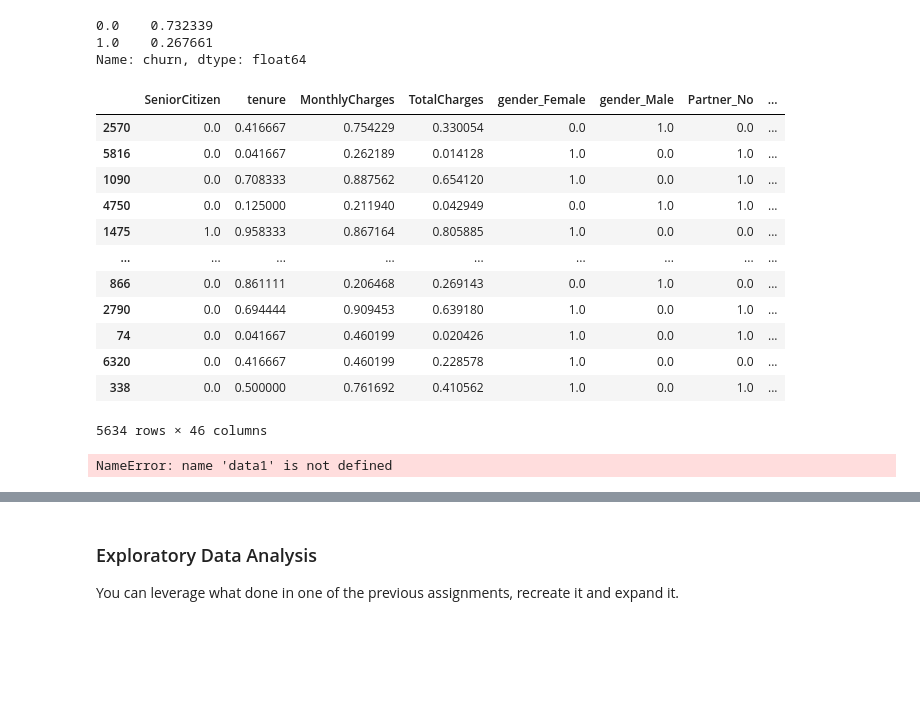
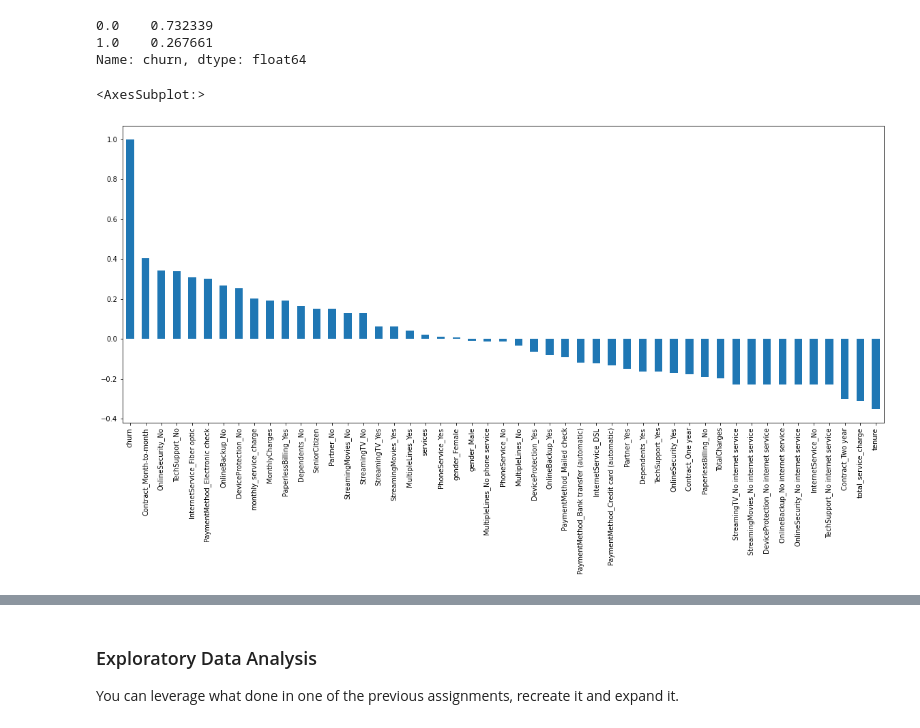
Before and after one commit to GiuseppeManai/ysc4224, a Jupyter notebook: 2.Churn_Model/ChurnModel.ipynb, the cells around one changed output, grey strips where cells are left out. Cells and saved outputs as stored; diff of their text form; code cells hidden in the pictures; blank space fills up the shorter version.

```diff
--- a/2.Churn_Model/ChurnModel.ipynb
+++ b/2.Churn_Model/ChurnModel.ipynb
@@ -460,23 +548,9 @@ y_train.value_counts()/len(y_train)
 0.0    0.732339
 1.0    0.267661
 Name: churn, dtype: float64
-# %%
-X_train
-# %% [output]
-|  | SeniorCitizen | tenure | MonthlyCharges | TotalCharges | gender_Female | gender_Male | Partner_No | ... |
-| 2570 | 0.0 | 0.416667 | 0.754229 | 0.330054 | 0.0 | 1.0 | 0.0 | ... |
-| 5816 | 0.0 | 0.041667 | 0.262189 | 0.014128 | 1.0 | 0.0 | 1.0 | ... |
-| 1090 | 0.0 | 0.708333 | 0.887562 | 0.654120 | 1.0 | 0.0 | 1.0 | ... |
-| 4750 | 0.0 | 0.125000 | 0.211940 | 0.042949 | 0.0 | 1.0 | 1.0 | ... |
-| 1475 | 1.0 | 0.958333 | 0.867164 | 0.805885 | 1.0 | 0.0 | 0.0 | ... |
-| ... | ... | ... | ... | ... | ... | ... | ... | ... |
-| 866 | 0.0 | 0.861111 | 0.206468 | 0.269143 | 0.0 | 1.0 | 0.0 | ... |
-| 2790 | 0.0 | 0.694444 | 0.909453 | 0.639180 | 1.0 | 0.0 | 1.0 | ... |
-| 74 | 0.0 | 0.041667 | 0.460199 | 0.020426 | 1.0 | 0.0 | 1.0 | ... |
-| 6320 | 0.0 | 0.416667 | 0.460199 | 0.228578 | 1.0 | 0.0 | 0.0 | ... |
-| 338 | 0.0 | 0.500000 | 0.761692 | 0.410562 | 1.0 | 0.0 | 1.0 | ... |
-5634 rows × 46 columns
 # %%
-data1.corr()['Churn'].sort_values(ascending = False).plot(kind='bar')
+plt.figure(figsize=(20,8))
+df_ohe.corr()['churn'].sort_values(ascending = False).plot(kind='bar')
 # %% [output]
-NameError: name 'data1' is not defined
+<AxesSubplot:>
+[figure, added]
```
Also changed, not shown: parts of 53 cells of this notebook.
